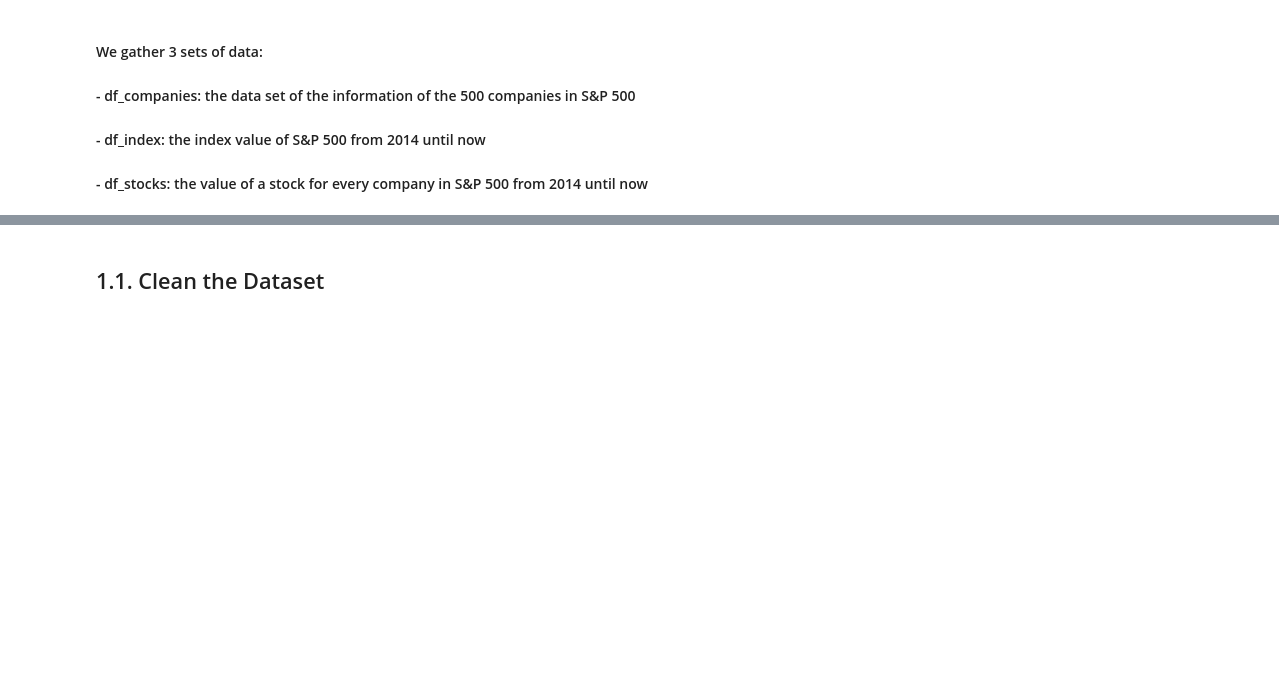
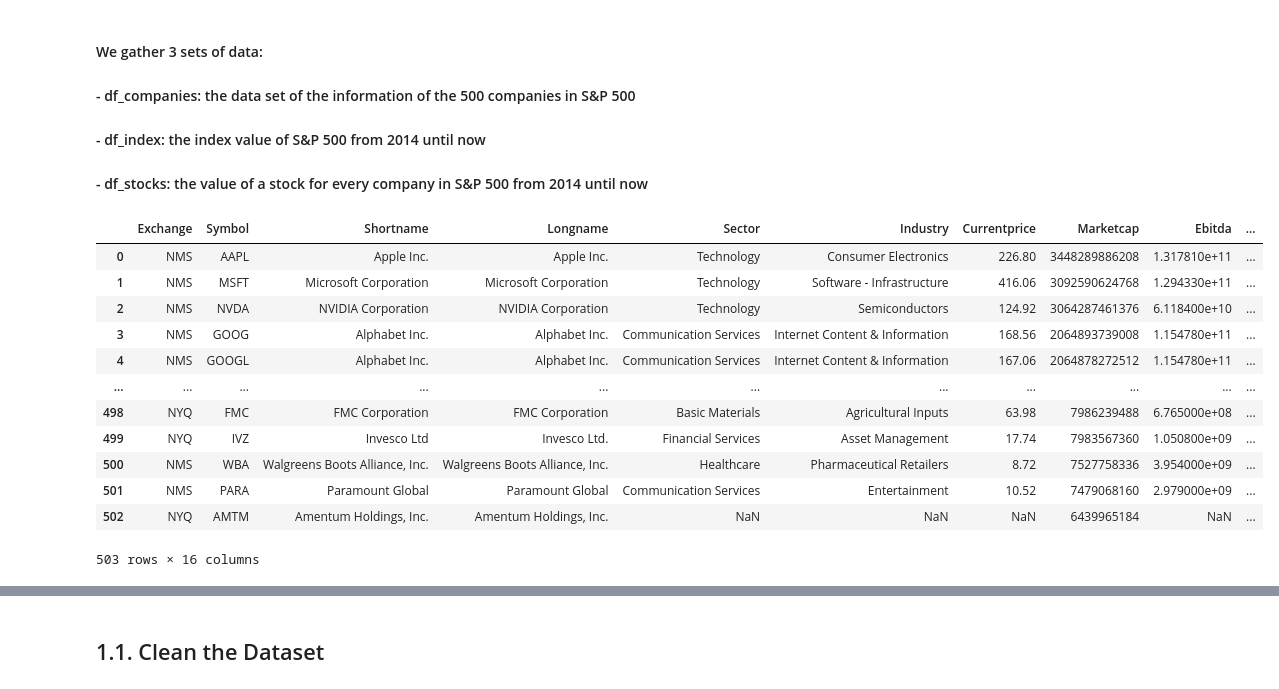
Before and after one commit to BaoTran685/SP500_Analysis, a Jupyter notebook: main.ipynb, the cells around one changed output, grey strips where cells are left out. Saved outputs shown, nothing was run; the diff lists cells and outputs as text; code cells hidden in the pictures; blank space fills up the shorter version.

Commit message:
Kaggle Notebook | S&P500 Stocks Analysis | Kaggle

```diff
--- a/main.ipynb
+++ b/main.ipynb
@@ -22,6 +24,20 @@ from datetime import datetime, timedelta
 ####  - df_index: the index value of S&P 500 from 2014 until now
 ####  - df_stocks: the value of a stock for every company in S&P 500 from 2014 until now
 # %%
-df_companies = pd.read_csv("kaggle/input/sp500_companies.csv")
+df_companies = pd.read_csv("/kaggle/input/sp500_companies.csv")
 df_companies
+# %% [output]
+|  | Exchange | Symbol | Shortname | Longname | Sector | Industry | Currentprice | Marketcap | Ebitda | ... |
+| 0 | NMS | AAPL | Apple Inc. | Apple Inc. | Technology | Consumer Electronics | 226.80 | 3448289886208 | 1.317810e+11 | ... |
+| 1 | NMS | MSFT | Microsoft Corporation | Microsoft Corporation | Technology | Software - Infrastructure | 416.06 | 3092590624768 | 1.294330e+11 | ... |
+| 2 | NMS | NVDA | NVIDIA Corporation | NVIDIA Corporation | Technology | Semiconductors | 124.92 | 3064287461376 | 6.118400e+10 | ... |
+| 3 | NMS | GOOG | Alphabet Inc. | Alphabet Inc. | Communication Services | Internet Content & Information | 168.56 | 2064893739008 | 1.154780e+11 | ... |
+| 4 | NMS | GOOGL | Alphabet Inc. | Alphabet Inc. | Communication Services | Internet Content & Information | 167.06 | 2064878272512 | 1.154780e+11 | ... |
+| ... | ... | ... | ... | ... | ... | ... | ... | ... | ... | ... |
+| 498 | NYQ | FMC | FMC Corporation | FMC Corporation | Basic Materials | Agricultural Inputs | 63.98 | 7986239488 | 6.765000e+08 | ... |
+| 499 | NYQ | IVZ | Invesco Ltd | Invesco Ltd. | Financial Services | Asset Management | 17.74 | 7983567360 | 1.050800e+09 | ... |
+| 500 | NMS | WBA | Walgreens Boots Alliance, Inc. | Walgreens Boots Alliance, Inc. | Healthcare | Pharmaceutical Retailers | 8.72 | 7527758336 | 3.954000e+09 | ... |
+| 501 | NMS | PARA | Paramount Global | Paramount Global | Communication Services | Entertainment | 10.52 | 7479068160 | 2.979000e+09 | ... |
+| 502 | NYQ | AMTM | Amentum Holdings, Inc. | Amentum Holdings, Inc. | NaN | NaN | NaN | 6439965184 | NaN | ... |
+503 rows × 16 columns
 # %%
```
Also changed, not shown: parts of 17 cells of this notebook.
